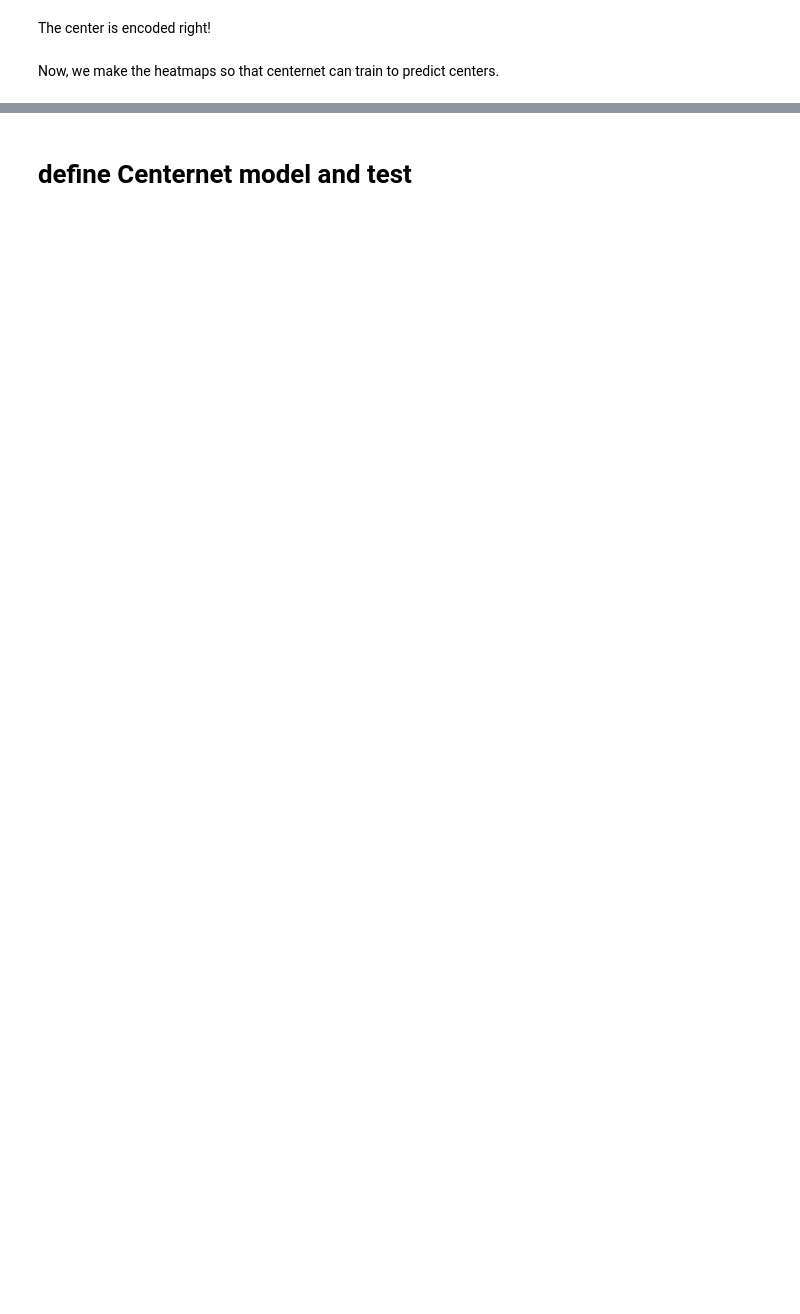
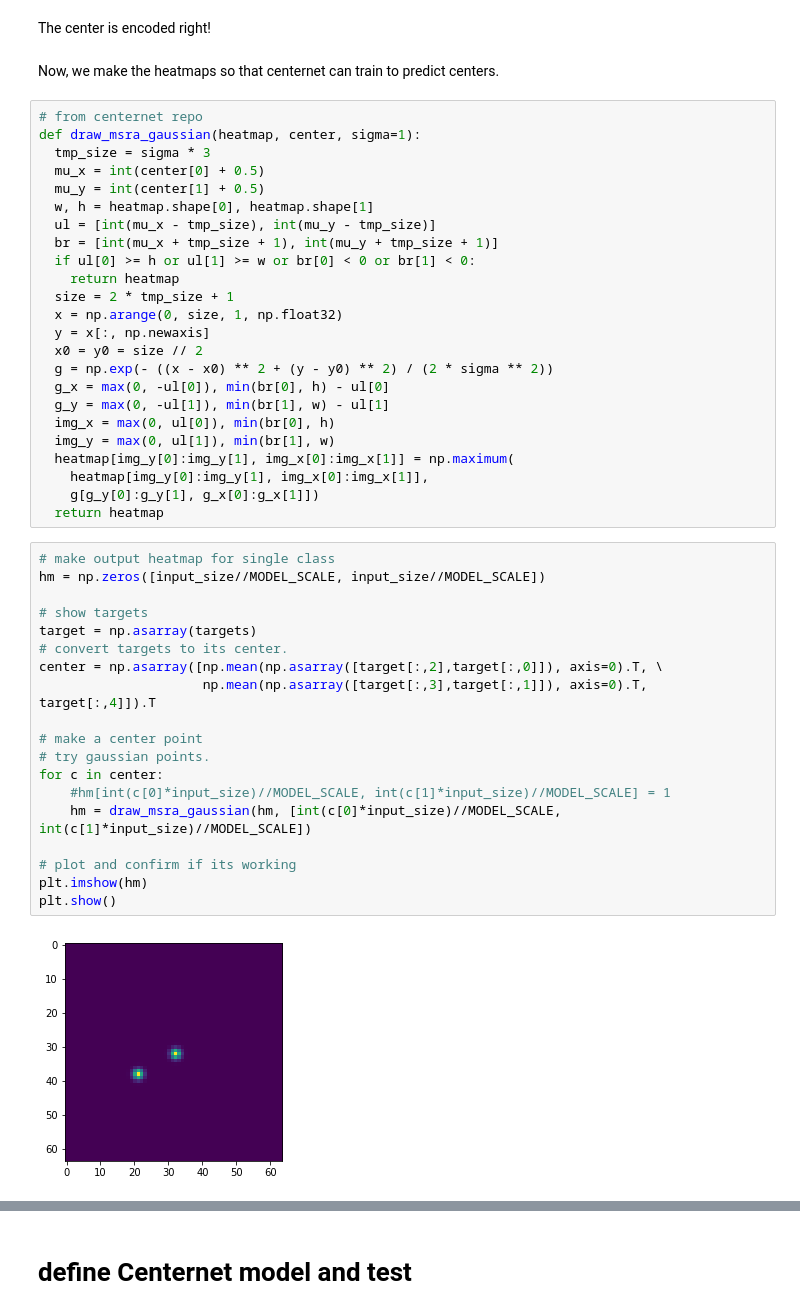
Before and after one commit to kentaroy47/centernet-from-scratch.pytorch, a Jupyter notebook: train_centernet.ipynb, the cells around one changed output, grey strips where cells are left out. Saved outputs shown, nothing was run; the diff lists cells and outputs as text; blank space fills up the shorter version.

```diff
--- a/train_centernet.ipynb
+++ b/train_centernet.ipynb
@@ -148,3 +122,48 @@ plt.imshow(img2/255)
 The center is encoded right!
 # %% [markdown]
 Now, we make the heatmaps so that centernet can train to predict centers.
+# %%
+# from centernet repo
+def draw_msra_gaussian(heatmap, center, sigma=1):
+  tmp_size = sigma * 3
+  mu_x = int(center[0] + 0.5)
+  mu_y = int(center[1] + 0.5)
+  w, h = heatmap.shape[0], heatmap.shape[1]
+  ul = [int(mu_x - tmp_size), int(mu_y - tmp_size)]
+  br = [int(mu_x + tmp_size + 1), int(mu_y + tmp_size + 1)]
+  if ul[0] >= h or ul[1] >= w or br[0] < 0 or br[1] < 0:
+    return heatmap
+  size = 2 * tmp_size + 1
+  x = np.arange(0, size, 1, np.float32)
+  y = x[:, np.newaxis]
+  x0 = y0 = size // 2
+  g = np.exp(- ((x - x0) ** 2 + (y - y0) ** 2) / (2 * sigma ** 2))
+  g_x = max(0, -ul[0]), min(br[0], h) - ul[0]
+  g_y = max(0, -ul[1]), min(br[1], w) - ul[1]
+  img_x = max(0, ul[0]), min(br[0], h)
+  img_y = max(0, ul[1]), min(br[1], w)
+  heatmap[img_y[0]:img_y[1], img_x[0]:img_x[1]] = np.maximum(
+    heatmap[img_y[0]:img_y[1], img_x[0]:img_x[1]],
+    g[g_y[0]:g_y[1], g_x[0]:g_x[1]])
+  return heatmap
+# %%
+# make output heatmap for single class
+hm = np.zeros([input_size//MODEL_SCALE, input_size//MODEL_SCALE])
+
+# show targets
+target = np.asarray(targets)
+# convert targets to its center.
+center = np.asarray([np.mean(np.asarray([target[:,2],target[:,0]]), axis=0).T, \
+                     np.mean(np.asarray([target[:,3],target[:,1]]), axis=0).T, target[:,4]]).T
+
+# make a center point
+# try gaussian points.
+for c in center:
+    #hm[int(c[0]*input_size)//MODEL_SCALE, int(c[1]*input_size)//MODEL_SCALE] = 1
+    hm = draw_msra_gaussian(hm, [int(c[0]*input_size)//MODEL_SCALE, int(c[1]*input_size)//MODEL_SCALE])
+
+# plot and confirm if its working
+plt.imshow(hm)
+plt.show()
+# %% [output]
+[figure, added]
```
Also changed, not shown: parts of 32 cells of this notebook, 3 other files.
